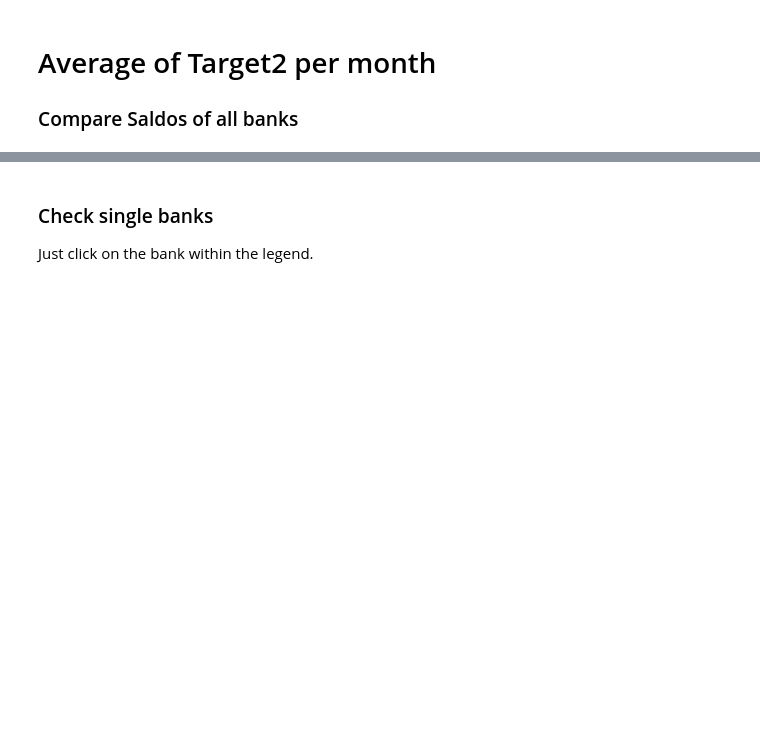
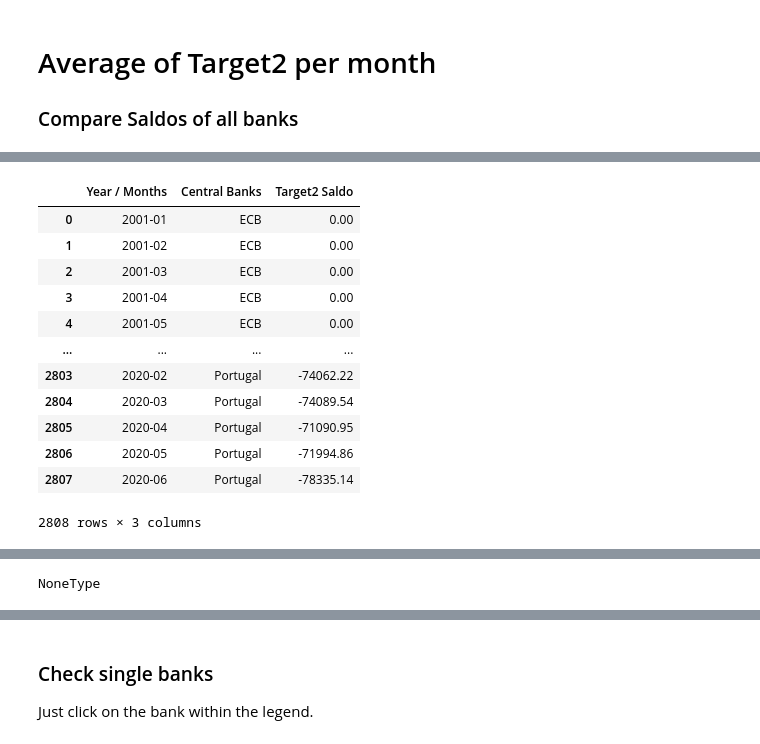
Before and after one commit to claudia-chehade/economy_matters, a Jupyter notebook: _notebooks/2020-08-24-target2.ipynb, the cells around one changed output, grey strips where cells are left out. Saved outputs shown, nothing was run; the diff lists cells and outputs as text; code cells hidden in the pictures; blank space fills up the shorter version.

```diff
--- a/_notebooks/2020-08-24-target2.ipynb
+++ b/_notebooks/2020-08-24-target2.ipynb
@@ -20,6 +21,6 @@ from vega_datasets import data
 # %%
 # hide
-df_target2 = pd.read_csv('data\target2_ecb.csv', skiprows=1)
+df_target2 = pd.read_csv('data\data.csv', skiprows=1)
 # %%
 # hide
 df_target2.tail(20)
@@ -140,0 +86,13 @@ df_end_period.rename(columns={'European Central Bank (ECB), ECB, End of period':
+# %%
+# hide
+df_average = ecb.reduce_data(df_target2,
+                         ', NCBs, Average of observations through period',
+                         columns_e,
+                         countries_with_low_target2)
+df_end_period = ecb.reduce_data(df_target2,
+                            ', NCBs, End of period',
+                            columns_a,
+                            countries_with_low_target2)
+
+df_average.rename(columns={'European Central Bank (ECB), ECB, Average of observations through period': 'ECB'}, inplace=True)
+df_end_period.rename(columns={'European Central Bank (ECB), ECB, End of period': 'ECB'}, inplace=True)
@@ -258,7 +268,22 @@ ax.legend(loc='upper center', bbox_to_anchor=(0.5, -0.05),
 # %%
 # hide
 source = df_average
 source = source.reset_index().melt('Year / Months', var_name='Central Banks', value_name='Target2 Saldo')
+source
+# %% [output]
+|  | Year / Months | Central Banks | Target2 Saldo |
+| 0 | 2001-01 | ECB | 0.00 |
+| 1 | 2001-02 | ECB | 0.00 |
+| 2 | 2001-03 | ECB | 0.00 |
+| 3 | 2001-04 | ECB | 0.00 |
+| 4 | 2001-05 | ECB | 0.00 |
+| ... | ... | ... | ... |
+| 2803 | 2020-02 | Portugal | -74062.22 |
+| 2804 | 2020-03 | Portugal | -74089.54 |
+| 2805 | 2020-04 | Portugal | -71090.95 |
+| 2806 | 2020-05 | Portugal | -71994.86 |
+| 2807 | 2020-06 | Portugal | -78335.14 |
+2808 rows × 3 columns
 # %%
 # hide-input
 # Create a selection that chooses the nearest point & selects based on x-value
@@ -311,0 +340,4 @@ alt.layer(
+# %%
+type(line)
+# %% [output]
+NoneType
```
Also changed, not shown: parts of 8 cells of this notebook, 11 other files.
